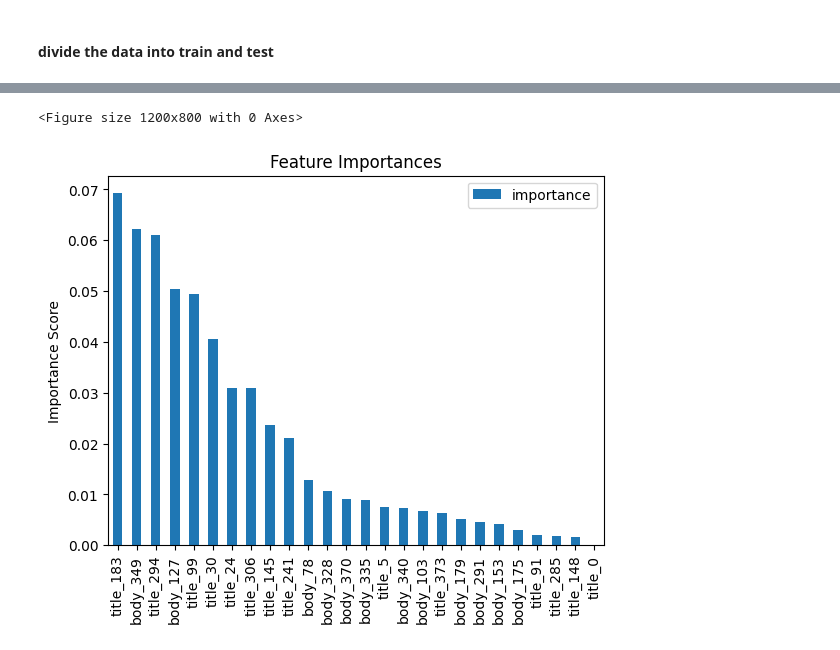
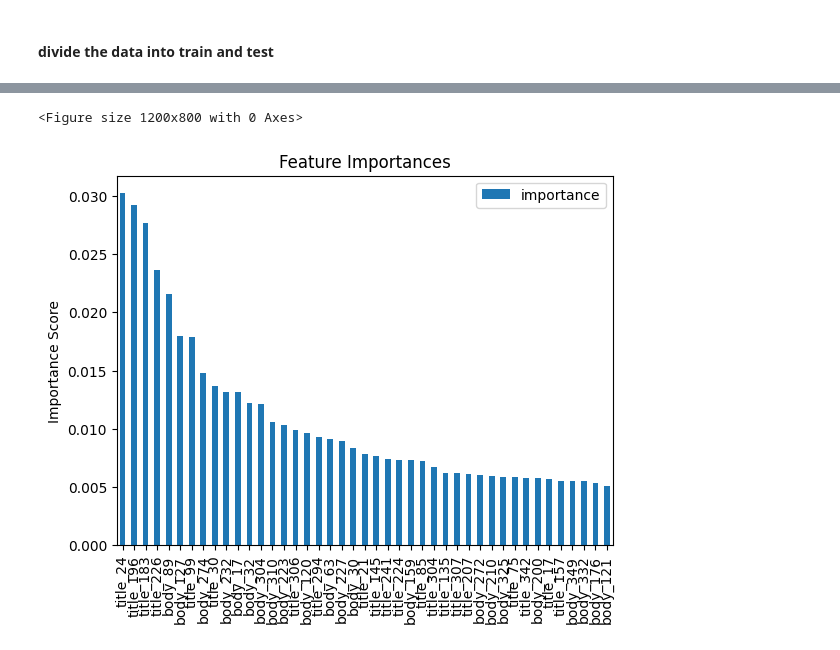
Before and after one commit to Mehrnazabdollahian/Mehrnaz_takehome, a Jupyter notebook: Exercise_2_Reddit.ipynb, the cells around one changed output, grey strips where cells are left out. Drawn from its saved outputs; the diff is of its cells as text; code cells hidden in the pictures.

Commit message:
added prediction models
added prediction models

```diff
--- a/Exercise_2_Reddit.ipynb
+++ b/Exercise_2_Reddit.ipynb
@@ -377,7 +364,0 @@ encoded_tags = onehot_encoder.fit_transform(X_train[['tag']]).toarray()
-# %%
-upvote_ratio_scaled = X_train[['upvote_ratio']].values
-# %%
-## Process 'datetime' by extracting year, month, and day as separate features
-datetime_features = X_train['datetime'].apply(lambda x: [x.year, x.month, x.day])
-datetime_features = np.array(datetime_features.tolist())  # Convert to a NumPy array
-datetime_features
@@ -404,0 +390,2 @@ len(y_train)
+# %%
+X_train_features, one_hot_encoder= preprocessing(X_train, one_hot_encoder=None)
@@ -409,11 +398,11 @@ import numpy as np
 
 # Define the parameter grid to search
 param_grid = {
-    'n_estimators': [100,  300],  # Example: Number of trees
-    'max_depth': [3, 7],           # Example: Maximum number of levels in tree
-    'learning_rate': [0.01,  0.1], # Example: Boosting learning rate
-#     'colsample_bytree': [0.5, 0.7, 1.0], # Example: Subsample ratio of columns when constructing each tree
-#     'subsample': [0.6, 0.8, 1.0]     # Example: Subsample ratio of the training instance
+    'n_estimators': [ 500, 700], #[100,  300],  # Example: Number of trees
+    'max_depth': [3],           # Example: Maximum number of levels in tree
+    'learning_rate': [0.01] ,#[0.01,  0.1], # Example: Boosting learning rate
+#     'colsample_bytree': [0.5, 0.7], # Example: Subsample ratio of columns when constructing each tree
+#     'subsample': [0.6, 0.8]     # Example: Subsample ratio of the training instance
     # Add other parameters here if necessary
 }
 
@@ -436,4 +425,8 @@ print(f"Best RMSE score from Grid Search: {best_score}")
 # Fitting 3 folds for each of 8 candidates, totalling 24 fits
 # Best parameters found: {'learning_rate': 0.01, 'max_depth': 3, 'n_estimators': 300}
 # Best RMSE score from Grid Search: 3484.9915389534594
+
+# Fitting 3 folds for each of 2 candidates, totalling 6 fits
+# Best parameters found: {'learning_rate': 0.01, 'max_depth': 3, 'n_estimators': 700}
+# Best RMSE score from Grid Search: 4236.667638546474
 # %% [output]
@@ -478,35 +436,39 @@ plt.show()
 # %%
 # Let's say you have original feature names as follows:
+model = SentenceTransformer('paraphrase-MiniLM-L6-v2')
+embedding_title = model.encode(list(X['title']))
+embedding_body = model.encode(list(X['body']))
+
 original_title_features = [f'title_{i}' for i in range(embedding_title.shape[1])]
 original_body_features = [f'body_{i}' for i in range(embedding_body.shape[1])]
 original_tag_features = ['tag_encoded']  # Assuming tag is one-hot encoded and you just have one column after encoding
 original_datetime_features = ['year', 'month', 'day']
 original_upvote_features = ['upvote_ratio']
 
 # Concatenate all the feature names in the order they were concatenated to form X_train_features
 all_feature_names = (original_title_features + original_body_features + original_tag_features +
                      original_datetime_features + original_upvote_features)
 
 # Now assuming grid_search is your fitted GridSearchCV object:
 best_xgb_model = grid_search.best_estimator_
 
 # Get feature importances from the model
 feature_importances = best_xgb_model.feature_importances_
 
 # Map these importances to the correct feature names
 feature_importance_dict = dict(zip(all_feature_names, feature_importances))
 
 # Sort features by importance
 sorted_importance = pd.Series(feature_importance_dict).sort_values(ascending=False)
 importance = pd.DataFrame(sorted_importance)
-importance = importance[importance[0]>0]
+importance = importance[importance[0]>0.005]
 importance.columns = ['importance']
 # Visualize the feature importances
 plt.figure(figsize=(12, 8))
 importance.plot(kind='bar')
 plt.title('Feature Importances')
 plt.ylabel('Importance Score')
 plt.show()
 # %% [output]
 <Figure size 1200x800 with 0 Axes>
-[figure, old version]
+[figure, new version]
```
Also changed, not shown: parts of 32 cells of this notebook.
